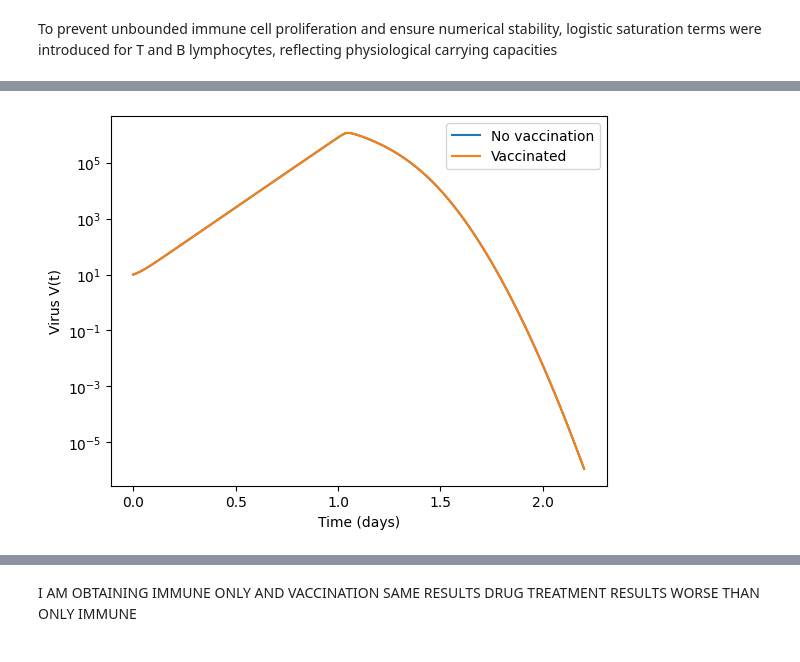
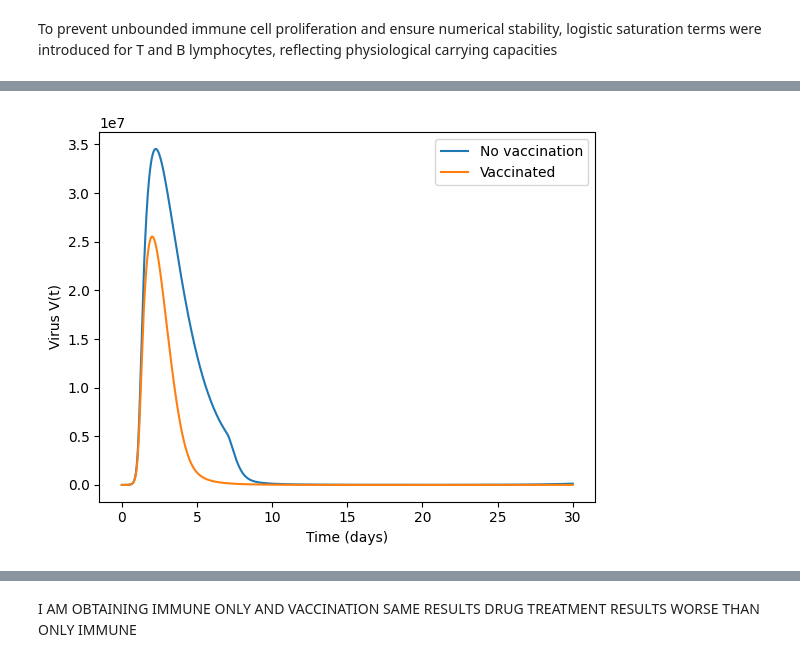
Before and after one commit to angelabortolato/PLDE, a Jupyter notebook: project.ipynb, the cells around one changed output, grey strips where cells are left out. Cells and saved outputs as stored; diff of their text form; code cells hidden in the pictures.

```diff
--- a/project.ipynb
+++ b/project.ipynb
@@ -35,7 +35,7 @@ Although viral particles and cells are discrete entities, the model describes av
 # %%
 def virus_clearance_event(t, y, *args):
     V = y[2]          # virus variable
-    V_clear = 1e-6    # clearance threshold
+    V_clear = 1e-5    # clearance threshold
     return V - V_clear
 
 virus_clearance_event.terminal = True   # stop integration
@@ -237,21 +319,20 @@ plt.show()
 # %%
-A0_vaccine = 200.0   # vaccine dose
 
-y0_vaccine = y0_immune.copy()
-y0_vaccine[7] = A0_vaccine   # antibodies present at t=0
+params_vaccine = params_full.copy()
+params_vaccine[-1] = 0.0   # delete delay
+
 
 sol_vaccine = solve_ivp(
-    full_model, t_span, y0_vaccine,
-    args=(params_full,), t_eval=t_eval,
+    full_model, t_span, y0_immune,
+    args=(params_vaccine,), t_eval=t_eval,
     events=virus_clearance_event
 )
 
 plt.plot(sol_immune.t, sol_immune.y[2], label="No vaccination")
 plt.plot(sol_vaccine.t, sol_vaccine.y[2], label="Vaccinated")
-plt.yscale("log")
 plt.xlabel("Time (days)")
 plt.ylabel("Virus V(t)")
 plt.legend()
 plt.show()
 # %% [output]
-[figure, old version]
+[figure, new version]
```
Also changed, not shown: parts of 16 cells of this notebook.
